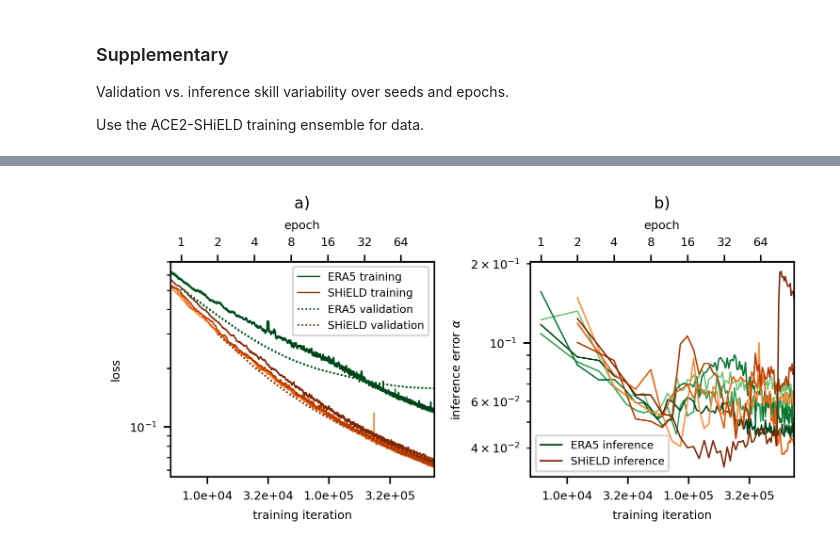
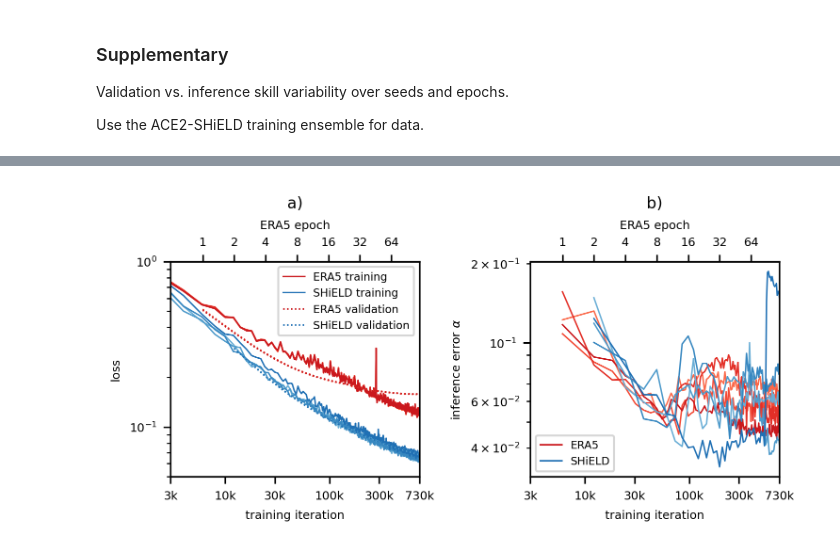
Before and after one commit to ai2cm/ace2-paper, a Jupyter notebook: notebooks/supplementary_val_inference_seed_epoch_variability.ipynb, the cells around one changed output, grey strips where cells are left out. Saved outputs shown, nothing was run; the diff lists cells and outputs as text; code cells hidden in the pictures.

Commit message:
Update loss vs inference error plot

```diff
--- a/notebooks/supplementary_val_inference_seed_epoch_variability.ipynb
+++ b/notebooks/supplementary_val_inference_seed_epoch_variability.ipynb
@@ -238,6 +254,9 @@ fig.tight_layout()
 # %%
-era5_colors = plt.get_cmap('Greens')(np.linspace(0.5, 1, N_SEEDS))
-shield_colors = plt.get_cmap('Oranges')(np.linspace(0.5, 1, N_SEEDS))
+era5_colors = plt.get_cmap('Reds')(np.linspace(0.5, 0.75, N_SEEDS))
+shield_colors = plt.get_cmap('Blues')(np.linspace(0.5, 0.75, N_SEEDS))
+era5_val_colors = plt.get_cmap('Purples')(np.linspace(0.5, 0.75, N_SEEDS))
+shield_val_colors = plt.get_cmap('Greys')(np.linspace(0.5, 0.75, N_SEEDS))
+#colors = np.vstack([era5_colors, shield_colors, era5_val_colors, shield_val_colors])
 colors = np.vstack([era5_colors, shield_colors])
 custom_cycler = (
     cycler(linestyle=(['-', ':'])) *
@@ -245,46 +264,49 @@ custom_cycler = (
 )
 plt.rc('axes', prop_cycle=custom_cycler)
 # %%
-step_ticks = np.logspace(4, 6, 5)
-step_ticks_labels = [f"{i:.1e}" for i in step_ticks]
+step_ticks = [1e3, 3e3, 1e4, 3e4, 1e5, 3e5, 7.3e5]
+step_ticks_labels = [f"{int(i/1000)}k" for i in step_ticks]
+#xlim = [batch_loss.step.min().values.item(), batch_loss.step.max().values.item()]
+xlim = [3e3, 7.3e5]
 figsize = [1.27 * i for i in [4.0, 2.0]]
 
 fig, axes = plt.subplots(1, 2, figsize=figsize, sharex=True)
 ax0 = axes.flatten()[0]
-hte = batch_loss_smooth.sel(group='ACE2-ERA5').plot(hue='seed', ax=ax0, add_legend=False)
-hts = batch_loss_smooth.sel(group='ACE2-SHiELD').plot(hue='seed', ax=ax0, add_legend=False)
+hte = batch_loss.sel(group='ACE2-ERA5').isel(step=slice(None, None, 20)).plot(hue='seed', ax=ax0, add_legend=False)
+hts = batch_loss.sel(group='ACE2-SHiELD').isel(step=slice(None, None, 20)).plot(hue='seed', ax=ax0, add_legend=False)
 hve = era5_metrics['val/mean/loss'].plot(hue='seed', ax=ax0, add_legend=False)
 hvs = shield_metrics['val/mean/loss'].plot(hue='seed', ax=ax0, add_legend=False)
 ax0.set_xscale('log')
 ax0.set_yscale('log')
 ax0.set_xlabel('training iteration')
 ax0.set_ylabel('loss')
 ax0.set_xticks(step_ticks)
 ax0.set_xticklabels(step_ticks_labels)
-ax0.set_xlim([5e3, MAX_STEPS])
+ax0.set_xlim(xlim)
+ax0.set_ylim([5e-2, 1.0])
 ax0.set_title('a)')
 ax0t = ax0.secondary_xaxis('top', functions=(to_era5_epoch, from_era5_epoch))
 ax0t.set_xticks(epoch_ticks)
 ax0t.set_xticklabels(epoch_ticks_labels)
-ax0t.set_xlabel('epoch')
+ax0t.set_xlabel('ERA5 epoch')
 ax0.legend([hte[-1], hts[-1], hve[-1], hvs[-1]], ['ERA5 training', 'SHiELD training', 'ERA5 validation', 'SHiELD validation'], fontsize='x-small')
 ax1 = axes.squeeze()[1]
 hie = era5_metrics['inference/time_mean_norm/rmse/channel_mean'].plot(hue='seed', ax=ax1)
 his = shield_metrics['inference/time_mean_norm/rmse/channel_mean'].plot(hue='seed', ax=ax1)
 ax1.set_xscale('log')
 ax1.set_yscale('log')
 ax1.set_xlabel('training iteration')
 ax1.set_ylabel(r'inference error $\alpha$')
 ax1.set_xticks(step_ticks)
 ax1.set_xticklabels(step_ticks_labels)
-ax1.set_xlim([5e3, MAX_STEPS])
+ax1.set_xlim(xlim)
 ax1.set_title('b)')
 ax1t = ax1.secondary_xaxis('top', functions=(to_era5_epoch, from_era5_epoch))
 ax1t.set_xticks(epoch_ticks)
 ax1t.set_xticklabels(epoch_ticks_labels)
-ax1t.set_xlabel('epoch')
-ax1.legend([hie[-1], his[-1]], ['ERA5 inference', 'SHiELD inference'], fontsize='x-small')
+ax1t.set_xlabel('ERA5 epoch')
+ax1.legend([hie[-1], his[-1]], ['ERA5', 'SHiELD'], fontsize='x-small')
 fig.tight_layout()
 savefig(fig, 'supplementary_ace2_era5_shield_training.png')
 # %% [output]
-[figure, old version]
+[figure, new version]
```
Also changed, not shown: parts of 2 cells of this notebook, 1 other file.
